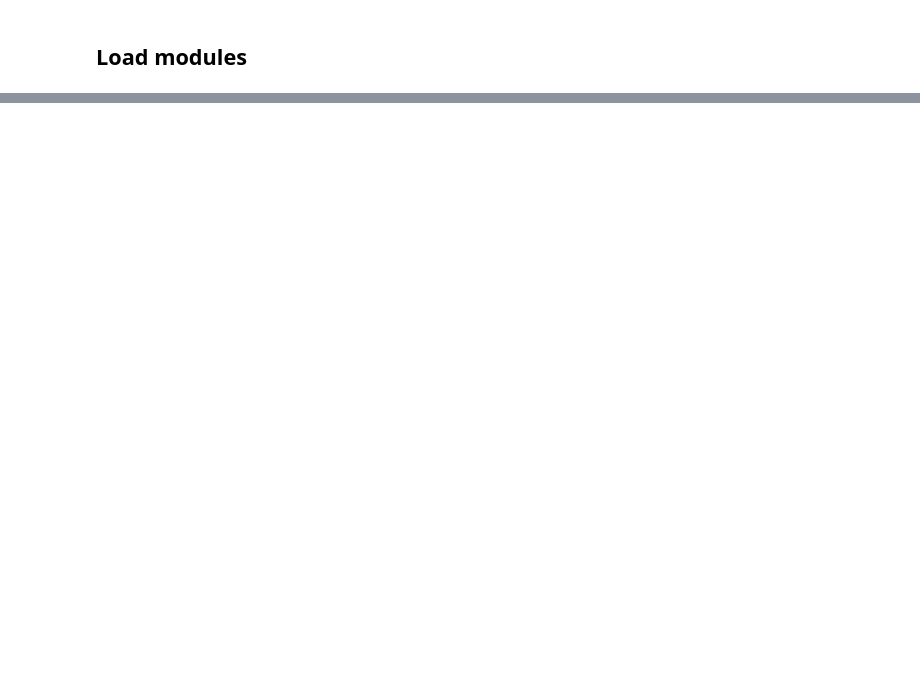
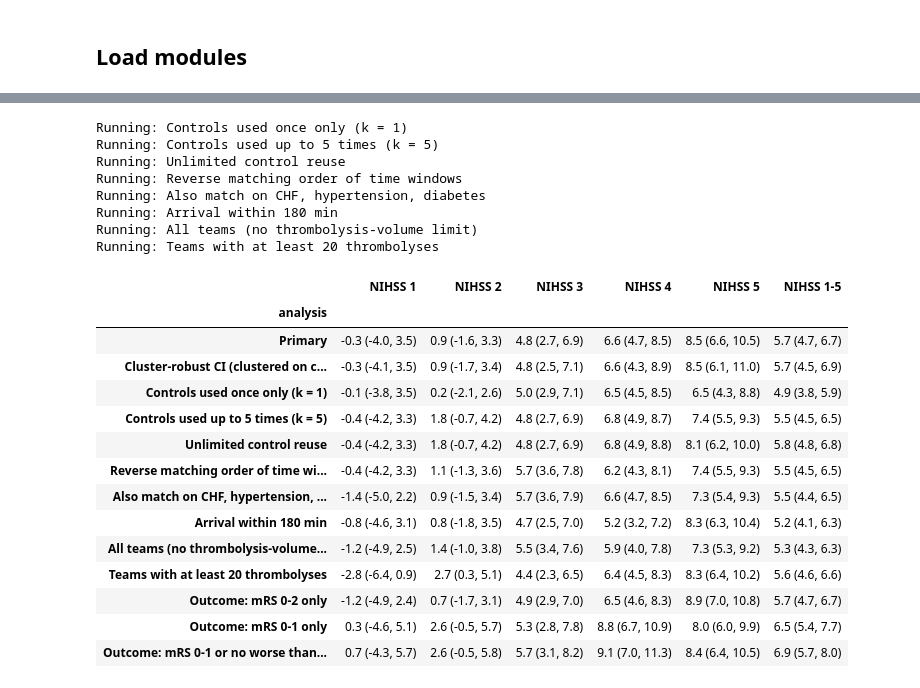
Before and after one commit to samuel-book/samuel-3, a Jupyter notebook: 4_target_trial_emulation/02_mild_thrombolysis_by_nihss_1_to_5_target_trial_good_outcome.ipynb, the cells around one changed output, grey strips where cells are left out. Cells and saved outputs as stored; diff of their text form; code cells hidden in the pictures; blank space fills up the shorter version.

```diff
--- a/4_target_trial_emulation/02_mild_thrombolysis_by_nihss_1_to_5_target_trial_good_outcome.ipynb
+++ b/4_target_trial_emulation/02_mild_thrombolysis_by_nihss_1_to_5_target_trial_good_outcome.ipynb
@@ -559,0 +722,76 @@ plt.show()
+# %%
+reverse_order = sorted((g for g in data["treatment_group"].unique() if g != CONTROL_GROUP), reverse=True)
+
+# (analysis, category, cohort settings, matching settings)
+SCENARIOS = [
+    ("Controls used once only (k = 1)", "Matching", None, {"max_control_uses": 1}),
+    ("Controls used up to 5 times (k = 5)", "Matching", None, {"max_control_uses": 5}),
+    ("Unlimited control reuse", "Matching", None, {"max_control_uses": None}),
+    ("Reverse matching order of time windows", "Matching", None, {"group_order": reverse_order}),
+    ("Also match on CHF, hypertension, diabetes", "Matching", None,
+     {"matching_features": MATCHING_FEATURES + COMORBIDITIES}),
+    ("Arrival within 180 min", "Cohort", {"max_arrival": 180}, None),
+    ("All teams (no thrombolysis-volume limit)", "Cohort", {"min_team_thrombolysis": 0}, None),
+    ("Teams with at least 20 thrombolyses", "Cohort", {"min_team_thrombolysis": 20}, None),
+]
+
+OUTCOME_SCENARIOS = [
+    ("Outcome: mRS 0-2 only", {"mrs_target": 2, "allow_no_worse_than_prior": False}),
+    ("Outcome: mRS 0-1 only", {"mrs_target": 1, "allow_no_worse_than_prior": False}),
+    ("Outcome: mRS 0-1 or no worse than pre-stroke", {"mrs_target": 1}),
+]
+
+sensitivity_results = [
+    effects_by_nihss(pairs, treated_all, "Primary", "Primary"),
+    effects_by_nihss(pairs, treated_all, "Cluster-robust CI (clustered on control)", "Inference", clustered=True),
+]
+for analysis, category, cohort_kwargs, match_kwargs in SCENARIOS:
+    print(f"Running: {analysis}")
+    sensitivity_results.append(run_scenario(analysis, category, cohort_kwargs, match_kwargs))
+for analysis, outcome_kwargs in OUTCOME_SCENARIOS:
+    sensitivity_results.append(
+        effects_by_nihss(pairs, treated_all, analysis, "Outcome definition", outcome_kwargs=outcome_kwargs))
+
+sensitivity_df = pd.concat(sensitivity_results, ignore_index=True)
+sensitivity_df["difference_publish_pp"] = [
+    fmt_pct(m, l, u) for m, l, u in zip(sensitivity_df["difference"], sensitivity_df["ci_lower"], sensitivity_df["ci_upper"])]
+sensitivity_df.to_csv(f"{OUTPUT_DIR}/{prefix}_sensitivity.csv", index=False)
+analysis_order = list(dict.fromkeys(sensitivity_df["analysis"]))
+
+
+def sensitivity_pivot(values):
+    # Rows = analysis, columns = NIHSS
+    table = sensitivity_df.pivot(index="analysis", columns="nihss", values=values).reindex(
+        index=analysis_order, columns=nihss_order)
+    table.columns = [f"NIHSS {c}" for c in table.columns]
+    return table
+
+
+# Difference in good outcome, percentage points (95% CI)
+sensitivity_table = sensitivity_pivot("difference_publish_pp")
+sensitivity_table.to_csv(f"{OUTPUT_DIR}/{prefix}_sensitivity_table.csv")
+sensitivity_table
+# %% [output]
+Running: Controls used once only (k = 1)
+Running: Controls used up to 5 times (k = 5)
+Running: Unlimited control reuse
+Running: Reverse matching order of time windows
+Running: Also match on CHF, hypertension, diabetes
+Running: Arrival within 180 min
+Running: All teams (no thrombolysis-volume limit)
+Running: Teams with at least 20 thrombolyses
+|  | NIHSS 1 | NIHSS 2 | NIHSS 3 | NIHSS 4 | NIHSS 5 | NIHSS 1-5 |
+| analysis |  |  |  |  |  |  |
+| Primary | -0.3 (-4.0, 3.5) | 0.9 (-1.6, 3.3) | 4.8 (2.7, 6.9) | 6.6 (4.7, 8.5) | 8.5 (6.6, 10.5) | 5.7 (4.7, 6.7) |
+| Cluster-robust CI (clustered on c... | -0.3 (-4.1, 3.5) | 0.9 (-1.7, 3.4) | 4.8 (2.5, 7.1) | 6.6 (4.3, 8.9) | 8.5 (6.1, 11.0) | 5.7 (4.5, 6.9) |
+| Controls used once only (k = 1) | -0.1 (-3.8, 3.5) | 0.2 (-2.1, 2.6) | 5.0 (2.9, 7.1) | 6.5 (4.5, 8.5) | 6.5 (4.3, 8.8) | 4.9 (3.8, 5.9) |
+| Controls used up to 5 times (k = 5) | -0.4 (-4.2, 3.3) | 1.8 (-0.7, 4.2) | 4.8 (2.7, 6.9) | 6.8 (4.9, 8.7) | 7.4 (5.5, 9.3) | 5.5 (4.5, 6.5) |
+| Unlimited control reuse | -0.4 (-4.2, 3.3) | 1.8 (-0.7, 4.2) | 4.8 (2.7, 6.9) | 6.8 (4.9, 8.8) | 8.1 (6.2, 10.0) | 5.8 (4.8, 6.8) |
+| Reverse matching order of time wi... | -0.4 (-4.2, 3.3) | 1.1 (-1.3, 3.6) | 5.7 (3.6, 7.8) | 6.2 (4.3, 8.1) | 7.4 (5.5, 9.3) | 5.5 (4.5, 6.5) |
+| Also match on CHF, hypertension, ... | -1.4 (-5.0, 2.2) | 0.9 (-1.5, 3.4) | 5.7 (3.6, 7.9) | 6.6 (4.7, 8.5) | 7.3 (5.4, 9.3) | 5.5 (4.4, 6.5) |
+| Arrival within 180 min | -0.8 (-4.6, 3.1) | 0.8 (-1.8, 3.5) | 4.7 (2.5, 7.0) | 5.2 (3.2, 7.2) | 8.3 (6.3, 10.4) | 5.2 (4.1, 6.3) |
+| All teams (no thrombolysis-volume... | -1.2 (-4.9, 2.5) | 1.4 (-1.0, 3.8) | 5.5 (3.4, 7.6) | 5.9 (4.0, 7.8) | 7.3 (5.3, 9.2) | 5.3 (4.3, 6.3) |
+| Teams with at least 20 thrombolyses | -2.8 (-6.4, 0.9) | 2.7 (0.3, 5.1) | 4.4 (2.3, 6.5) | 6.4 (4.5, 8.3) | 8.3 (6.4, 10.2) | 5.6 (4.6, 6.6) |
+| Outcome: mRS 0-2 only | -1.2 (-4.9, 2.4) | 0.7 (-1.7, 3.1) | 4.9 (2.9, 7.0) | 6.5 (4.6, 8.3) | 8.9 (7.0, 10.8) | 5.7 (4.7, 6.7) |
+| Outcome: mRS 0-1 only | 0.3 (-4.6, 5.1) | 2.6 (-0.5, 5.7) | 5.3 (2.8, 7.8) | 8.8 (6.7, 10.9) | 8.0 (6.0, 9.9) | 6.5 (5.4, 7.7) |
+| Outcome: mRS 0-1 or no worse than... | 0.7 (-4.3, 5.7) | 2.6 (-0.5, 5.8) | 5.7 (3.1, 8.2) | 9.1 (7.0, 11.3) | 8.4 (6.4, 10.5) | 6.9 (5.7, 8.0) |
```
Also changed, not shown: parts of 59 cells of this notebook.
